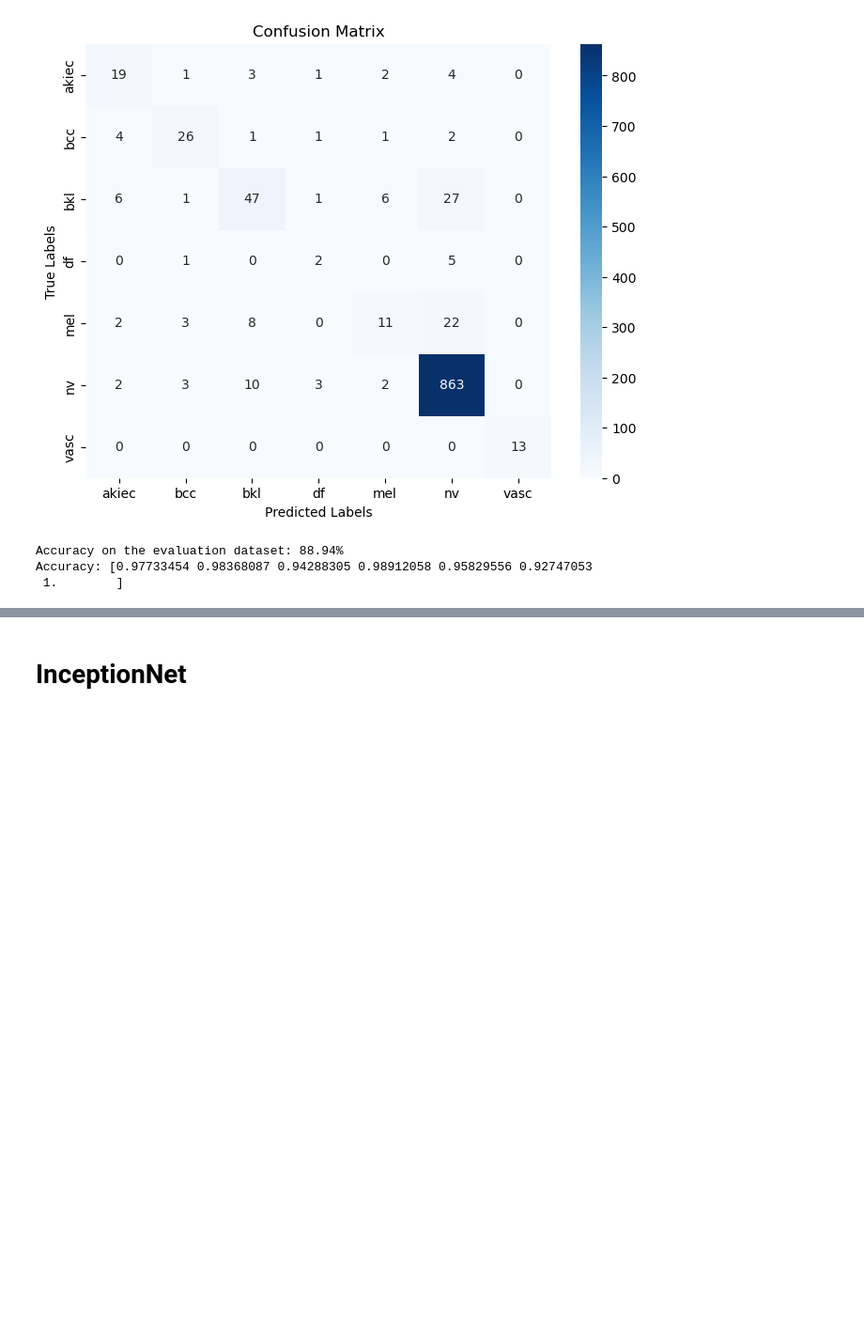
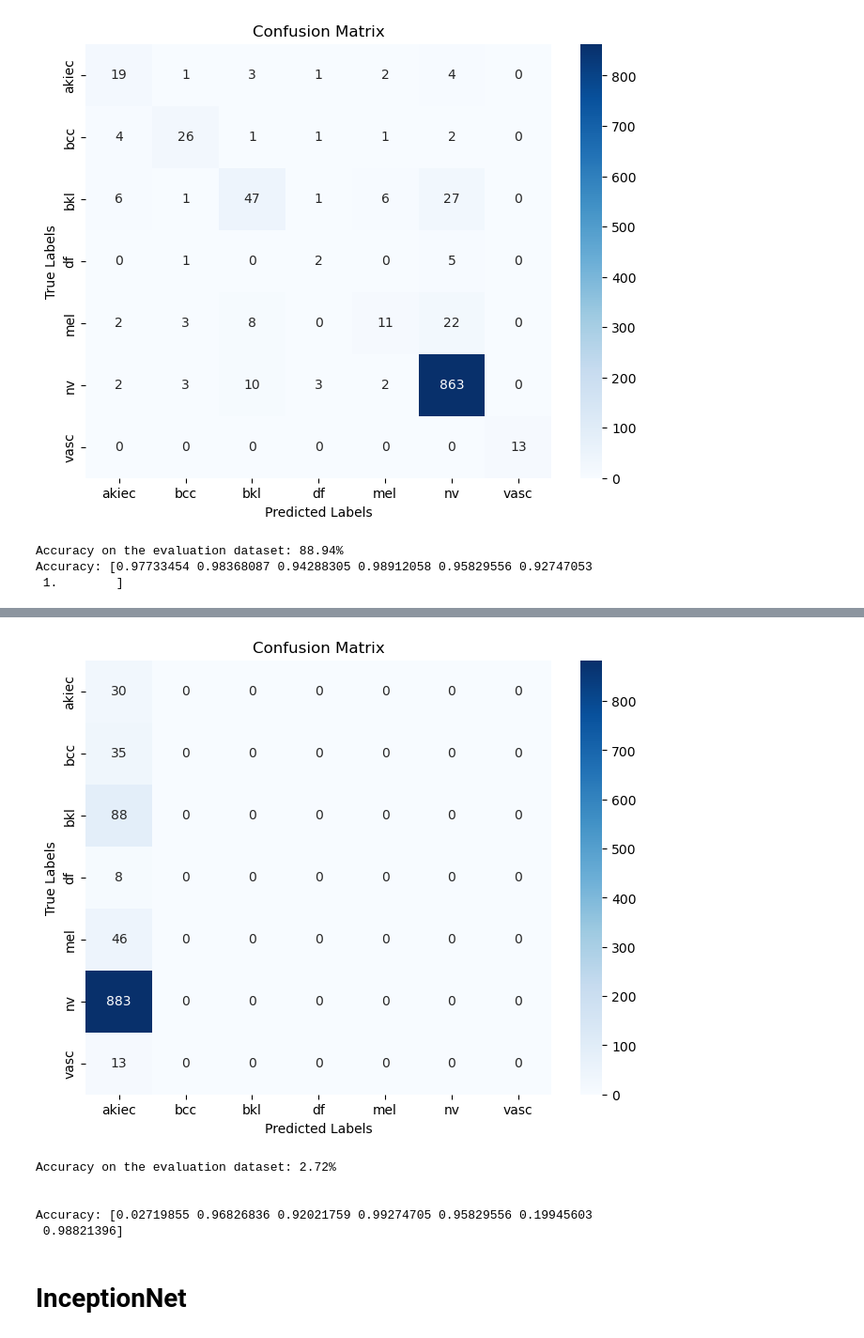
Before and after one commit to satyaram413/mosaic-ml-medical-analysis, a Jupyter notebook: mosaic-ml-melanoma-detection.ipynb, the cells around one changed output, grey strips where cells are left out. Shown at 94% size. Drawn from its saved outputs; the diff is of its cells as text; code cells hidden in the pictures; blank space fills up the shorter version.

```diff
--- a/mosaic-ml-melanoma-detection.ipynb
+++ b/mosaic-ml-melanoma-detection.ipynb
@@ -980,0 +983,12 @@ Accuracy: [0.97733454 0.98368087 0.94288305 0.98912058 0.95829556 0.92747053
+# %%
+mobileNetWOBP = MobileNet(num_classes=7)
+_ , optimizer,  = requirementsForModelTraining(mobileNet)
+logger = InMemoryLogger()
+trainer = Trainer(
+    model=mobileNet,
+    optimizers=optimizer,
+    train_dataloader=train_dataloader,
+    eval_dataloader=valid_dataloader,
+    max_duration='10ep',
+    loggers=logger
+)
@@ -981,3 +1010,12 @@ Accuracy: [0.97733454 0.98368087 0.94288305 0.98912058 0.95829556 0.92747053
+# %%
+evaluate_model(mobileNetWOBP)
+# %% [output]
+[figure, added]
+Accuracy on the evaluation dataset: 2.72%
+
+
+Accuracy: [0.02719855 0.96826836 0.92021759 0.99274705 0.95829556 0.19945603
+ 0.98821396]
 # %% [markdown]
 # InceptionNet
 # %%
```
Also changed, not shown: parts of 17 cells of this notebook.
